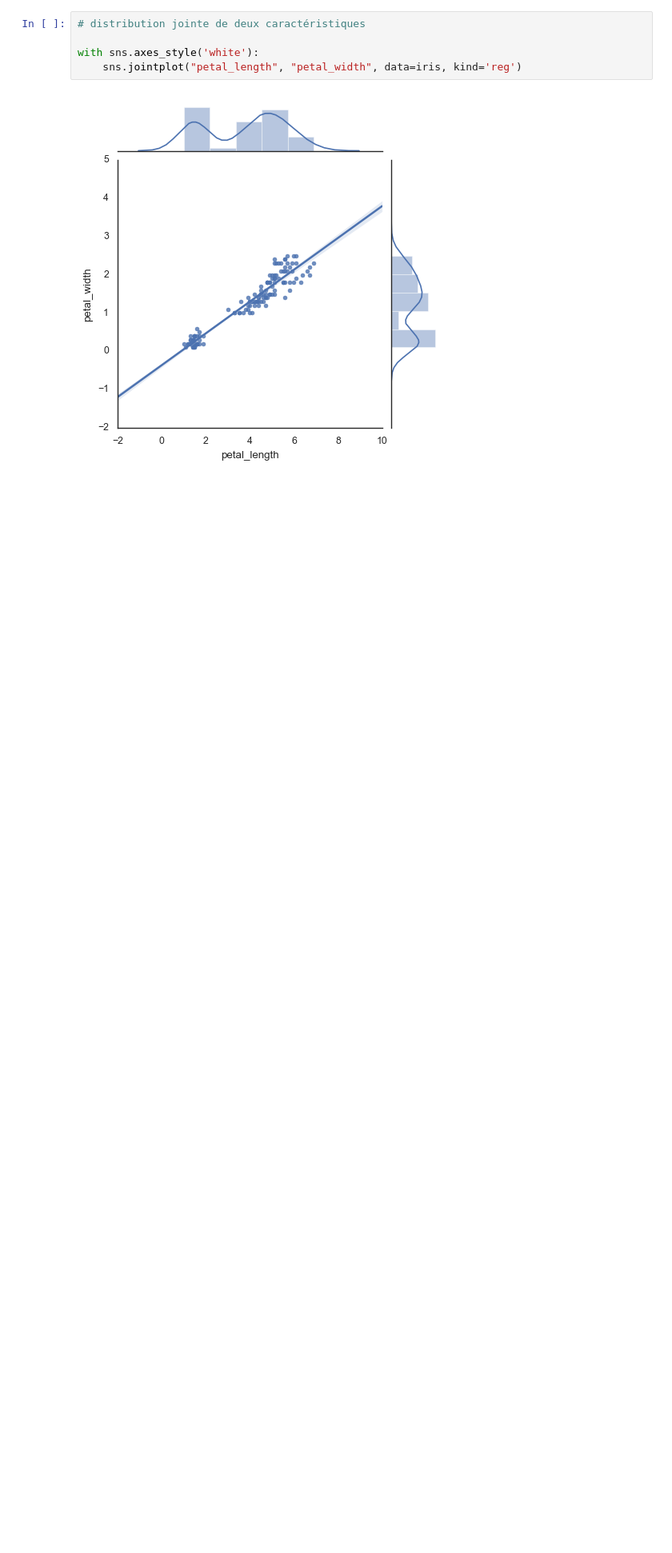
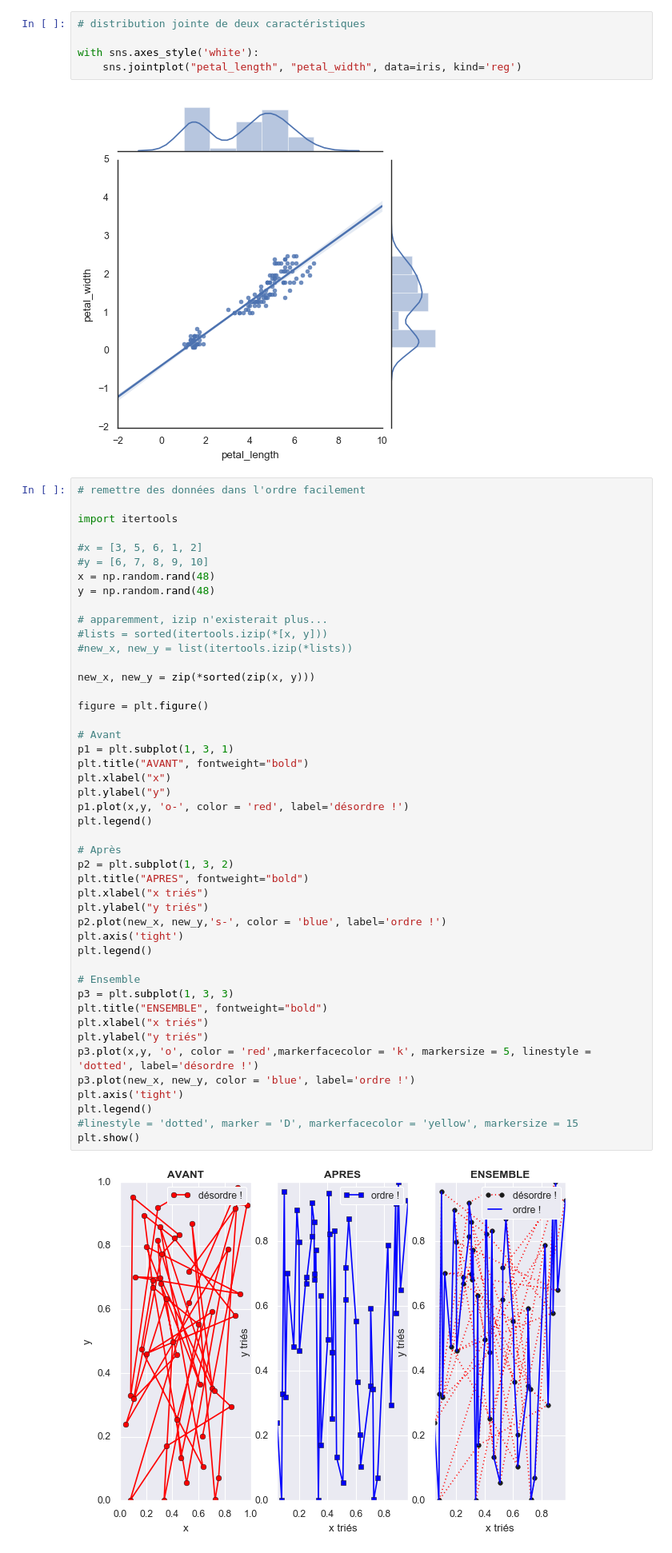
Before and after one commit to SmellyArmure/04-Jupyter, a Jupyter notebook: Graphes.ipynb, the cells around one changed output. Shown at 80% size. Drawn from its saved outputs; the diff is of its cells as text; blank space fills up the shorter version.

```diff
--- a/Graphes.ipynb
+++ b/Graphes.ipynb
@@ -196,3 +196,51 @@ with sns.axes_style('white'):
     sns.jointplot("petal_length", "petal_width", data=iris, kind='reg')
 # %% [output]
 [figure]
+# %%
+# remettre des données dans l'ordre facilement
+
+import itertools
+
+#x = [3, 5, 6, 1, 2]
+#y = [6, 7, 8, 9, 10]
+x = np.random.rand(48)
+y = np.random.rand(48)
+
+# apparemment, izip n'existerait plus...
+#lists = sorted(itertools.izip(*[x, y]))
+#new_x, new_y = list(itertools.izip(*lists))
+
+new_x, new_y = zip(*sorted(zip(x, y)))
+
+figure = plt.figure()
+
+# Avant
+p1 = plt.subplot(1, 3, 1)
+plt.title("AVANT", fontweight="bold")
+plt.xlabel("x")
+plt.ylabel("y")
+p1.plot(x,y, 'o-', color = 'red', label='désordre !')
+plt.legend()
+
+# Après
+p2 = plt.subplot(1, 3, 2)
+plt.title("APRES", fontweight="bold")
+plt.xlabel("x triés")
+plt.ylabel("y triés")
+p2.plot(new_x, new_y,'s-', color = 'blue', label='ordre !')
+plt.axis('tight')
+plt.legend()
+
+# Ensemble
+p3 = plt.subplot(1, 3, 3)
+plt.title("ENSEMBLE", fontweight="bold")
+plt.xlabel("x triés")
+plt.ylabel("y triés")
+p3.plot(x,y, 'o', color = 'red',markerfacecolor = 'k', markersize = 5, linestyle = 'dotted', label='désordre !')
+p3.plot(new_x, new_y, color = 'blue', label='ordre !')
+plt.axis('tight')
+plt.legend()
+#linestyle = 'dotted', marker = 'D', markerfacecolor = 'yellow', markersize = 15
+plt.show()
+# %% [output]
+[figure, added]
```
Also changed, not shown: parts of 9 cells of this notebook, 2 other files.
